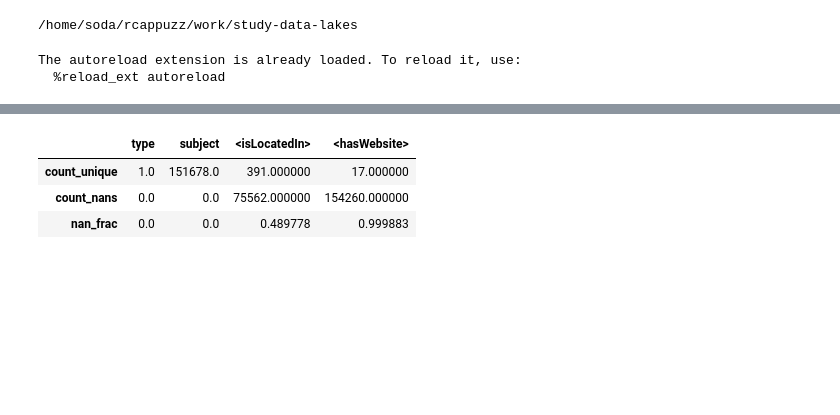
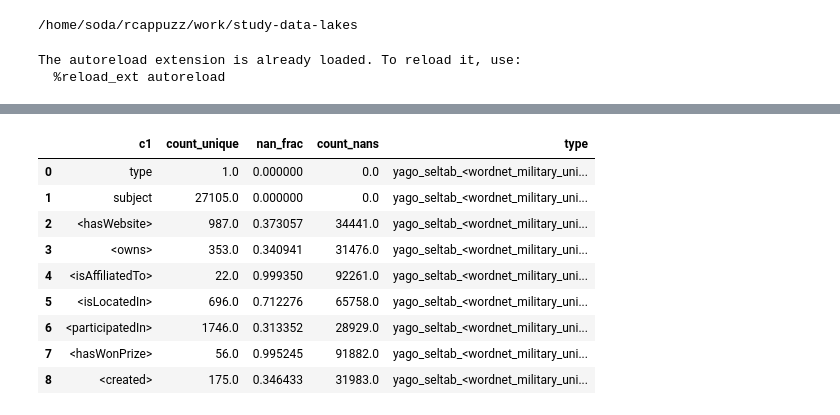
Before and after one commit to rcap107/study-data-lakes, a Jupyter notebook: notebooks/yago/Evaluate smaller tables.ipynb, the cells around one changed output, grey strips where cells are left out. Drawn from its saved outputs; the diff is of its cells as text; code cells hidden in the pictures; blank space fills up the shorter version.

```diff
--- a/notebooks/yago/Evaluate smaller tables.ipynb
+++ b/notebooks/yago/Evaluate smaller tables.ipynb
@@ -55,7 +58,27 @@ The autoreload extension is already loaded. To reload it, use:
-# %%
-utils.profile_dataframe(first_tab)
-# %% [output]
-|  | type | subject | <isLocatedIn> | <hasWebsite> |
-| count_unique | 1.0 | 151678.0 | 391.000000 | 17.000000 |
-| count_nans | 0.0 | 0.0 | 75562.000000 | 154260.000000 |
-| nan_frac | 0.0 | 0.0 | 0.489778 | 0.999883 |
+# %%
+q=tab.lazy().select(
+    getattr(
+        pl.all().old_profiling, x
+    )() for x in dir(pl.Expr.old_profiling) if x[:1]!="_"
+).melt().with_columns(
+    varsplit=pl.col("variable").str.split("___")
+).with_columns(
+    c1=pl.col("varsplit").arr.first(),
+    c2=pl.col("varsplit").arr.last()
+).collect()
+# %%
+qq=q.pivot("value", "c1", "c2").to_pandas()
+qq["type"] = tname
+# %%
+qq
+# %% [output]
+|  | c1 | count_unique | nan_frac | count_nans | type |
+| 0 | type | 1.0 | 0.000000 | 0.0 | yago_seltab_<wordnet_military_uni... |
+| 1 | subject | 27105.0 | 0.000000 | 0.0 | yago_seltab_<wordnet_military_uni... |
+| 2 | <hasWebsite> | 987.0 | 0.373057 | 34441.0 | yago_seltab_<wordnet_military_uni... |
+| 3 | <owns> | 353.0 | 0.340941 | 31476.0 | yago_seltab_<wordnet_military_uni... |
+| 4 | <isAffiliatedTo> | 22.0 | 0.999350 | 92261.0 | yago_seltab_<wordnet_military_uni... |
+| 5 | <isLocatedIn> | 696.0 | 0.712276 | 65758.0 | yago_seltab_<wordnet_military_uni... |
+| 6 | <participatedIn> | 1746.0 | 0.313352 | 28929.0 | yago_seltab_<wordnet_military_uni... |
+| 7 | <hasWonPrize> | 56.0 | 0.995245 | 91882.0 | yago_seltab_<wordnet_military_uni... |
+| 8 | <created> | 175.0 | 0.346433 | 31983.0 | yago_seltab_<wordnet_military_uni... |
```
Also changed, not shown: parts of 31 cells of this notebook, 1 other file.
